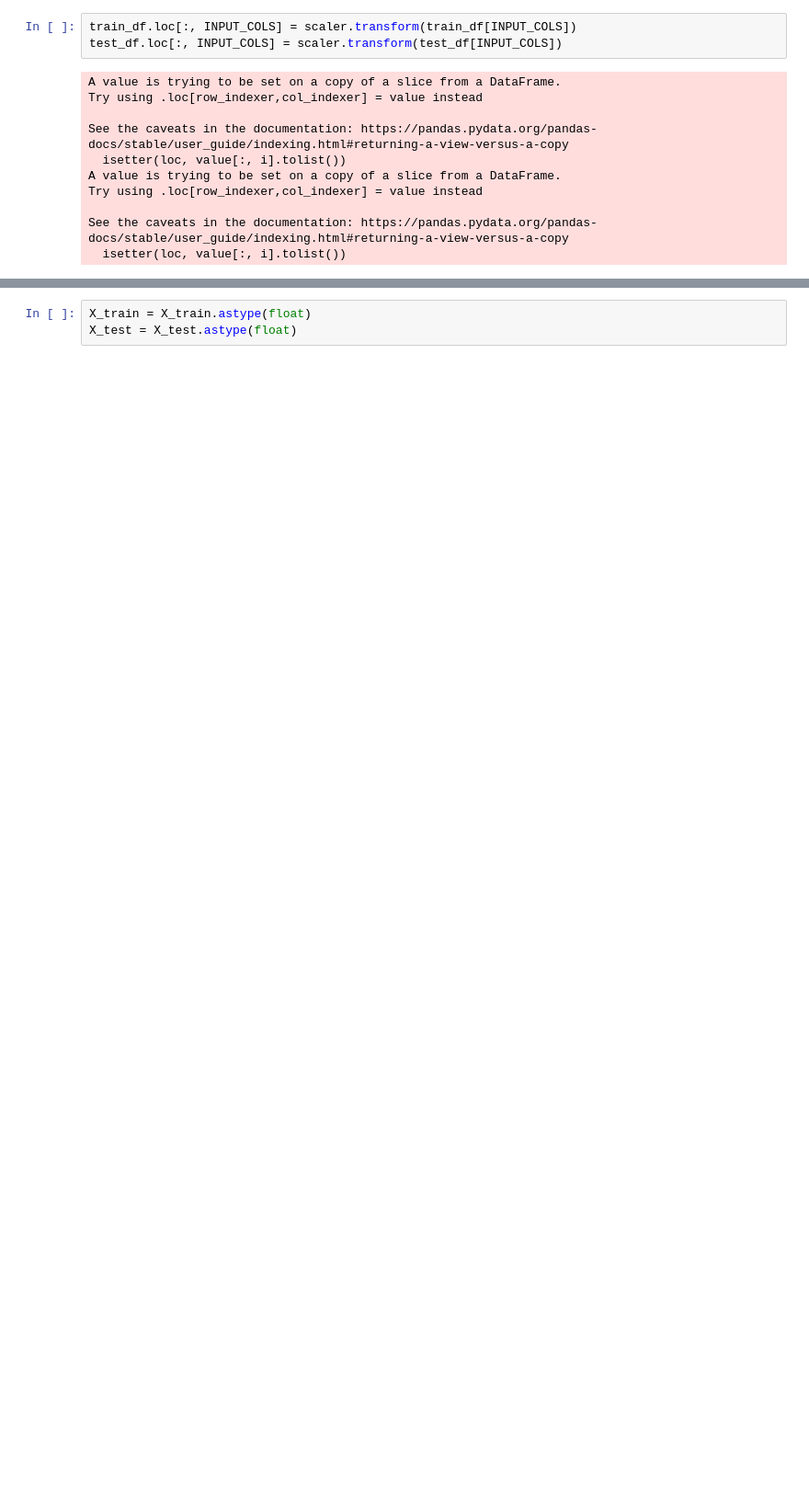
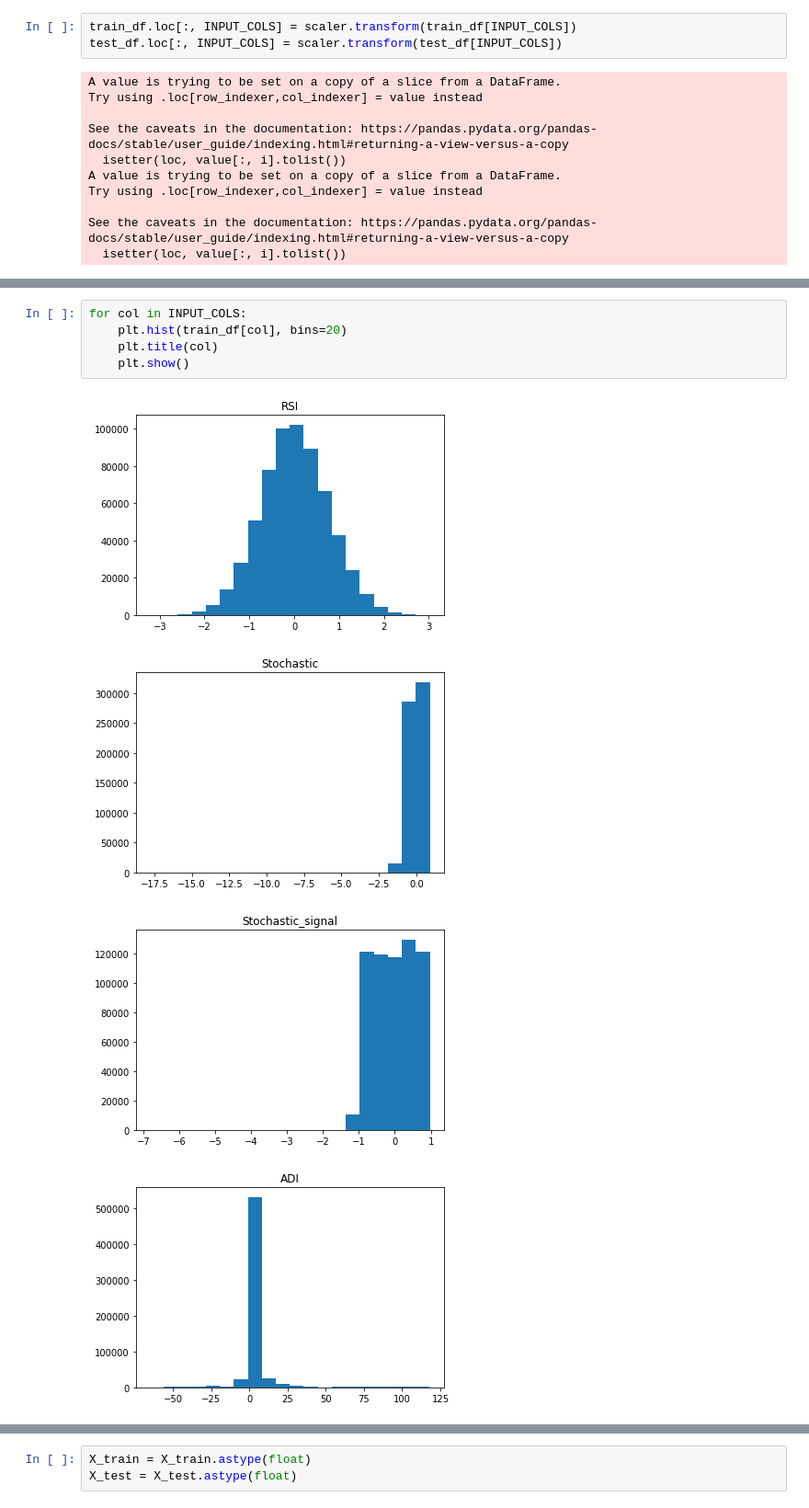
Before and after one commit to marcin-sobocinski/mlchartist, a Jupyter notebook: notebooks/first_model_marcin.ipynb, the cells around one changed output, grey strips where cells are left out. Shown: that part at 92% size. Drawn from its saved outputs; the diff is of its cells as text; blank space fills up the shorter version.

```diff
--- a/notebooks/first_model_marcin.ipynb
+++ b/notebooks/first_model_marcin.ipynb
@@ -90,0 +107,10 @@ train_df
+# %%
+for col in INPUT_COLS:
+    plt.hist(train_df[col], bins=20)
+    plt.title(col)
+    plt.show()
+# %% [output]
+[figure, added]
+[figure, added]
+[figure, added]
+[figure, added]
```
Also changed, not shown: parts of 30 cells of this notebook.
